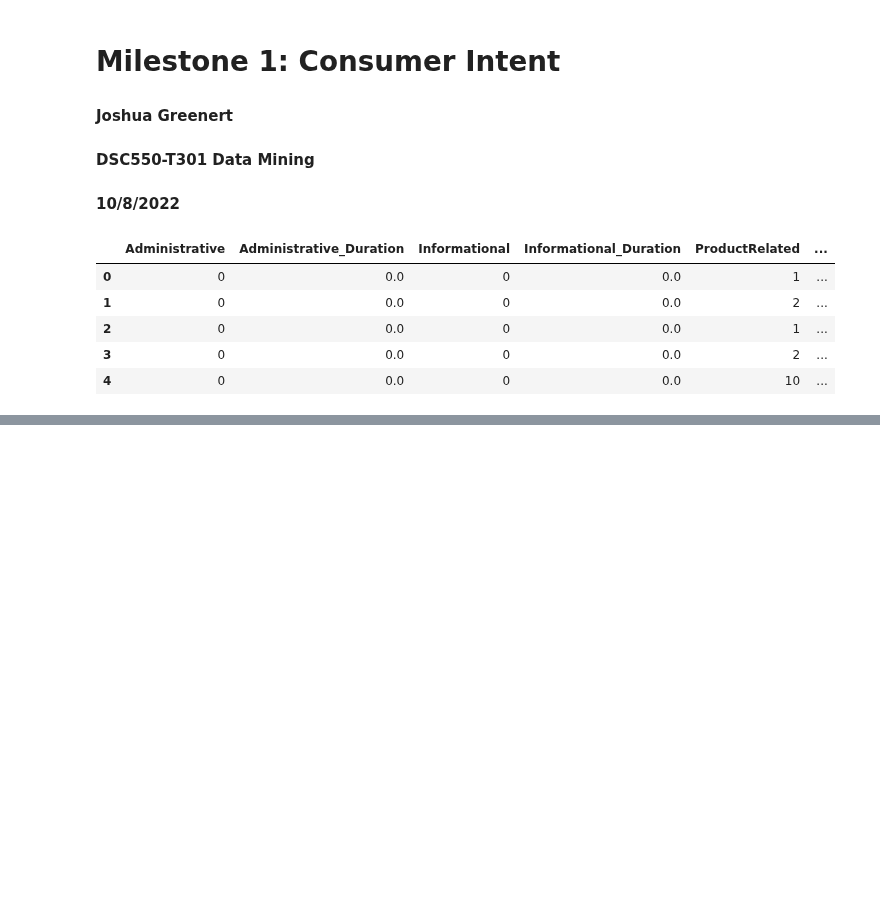
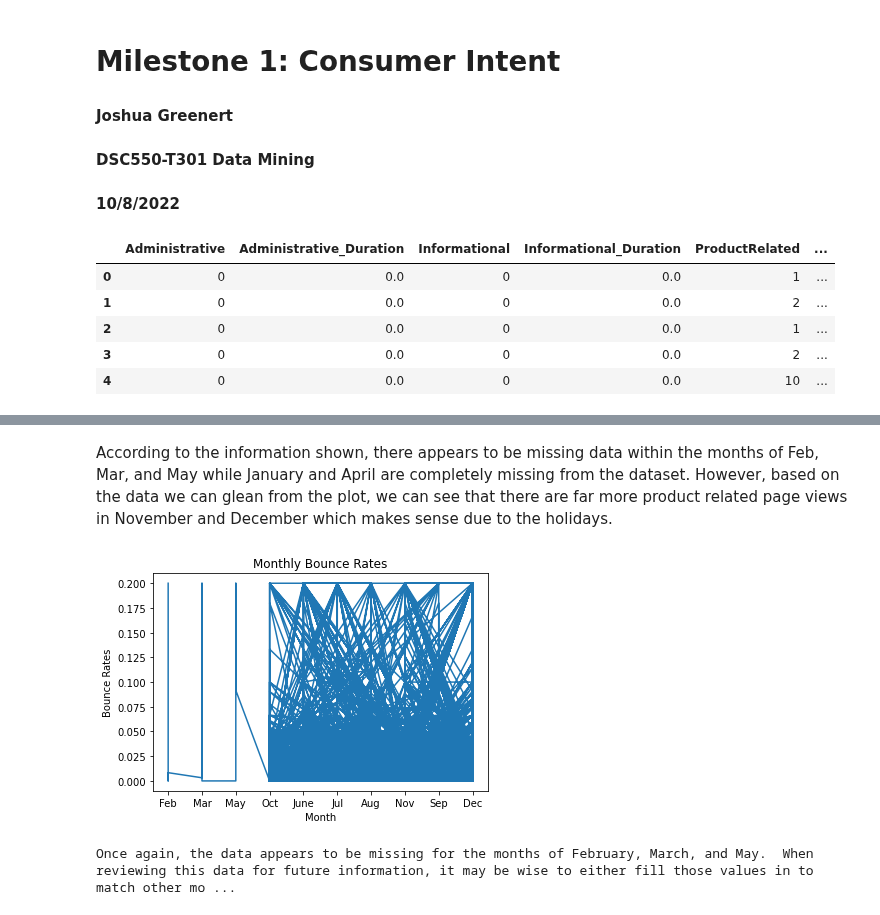
Before and after one commit to joshgreenert/Python-Projects, a Jupyter notebook: Data Mining/Term_Project/Milestone_1_JGreenert.ipynb, the cells around one changed output, grey strips where cells are left out. Drawn from its saved outputs; the diff is of its cells as text; code cells hidden in the pictures; blank space fills up the shorter version.

```diff
--- a/Data Mining/Term_Project/Milestone_1_JGreenert.ipynb
+++ b/Data Mining/Term_Project/Milestone_1_JGreenert.ipynb
@@ -24,0 +31,12 @@ IndentationError: expected an indented block (2601568998.py, line 3)
+# %% [markdown]
+According to the information shown, there appears to be missing data within the months of Feb, Mar, and May while January and April are completely missing from the dataset.  However, based on the data we can glean from the plot, we can see that there are far more product related page views in November and December which makes sense due to the holidays.
+# %%
+# Create a graph to visualize product views by month.
+plt.title('Monthly Bounce Rates')
+plt.xlabel('Month')
+plt.ylabel('Bounce Rates')
+plt.plot(df_consumer.Month, df_consumer.BounceRates)
+plt.show()
+# %% [output]
+[figure, added]
+Once again, the data appears to be missing for the months of February, March, and May.  When reviewing this data for future information, it may be wise to either fill those values in to match other mo ...
```
Also changed, not shown: parts of 9 cells of this notebook.
